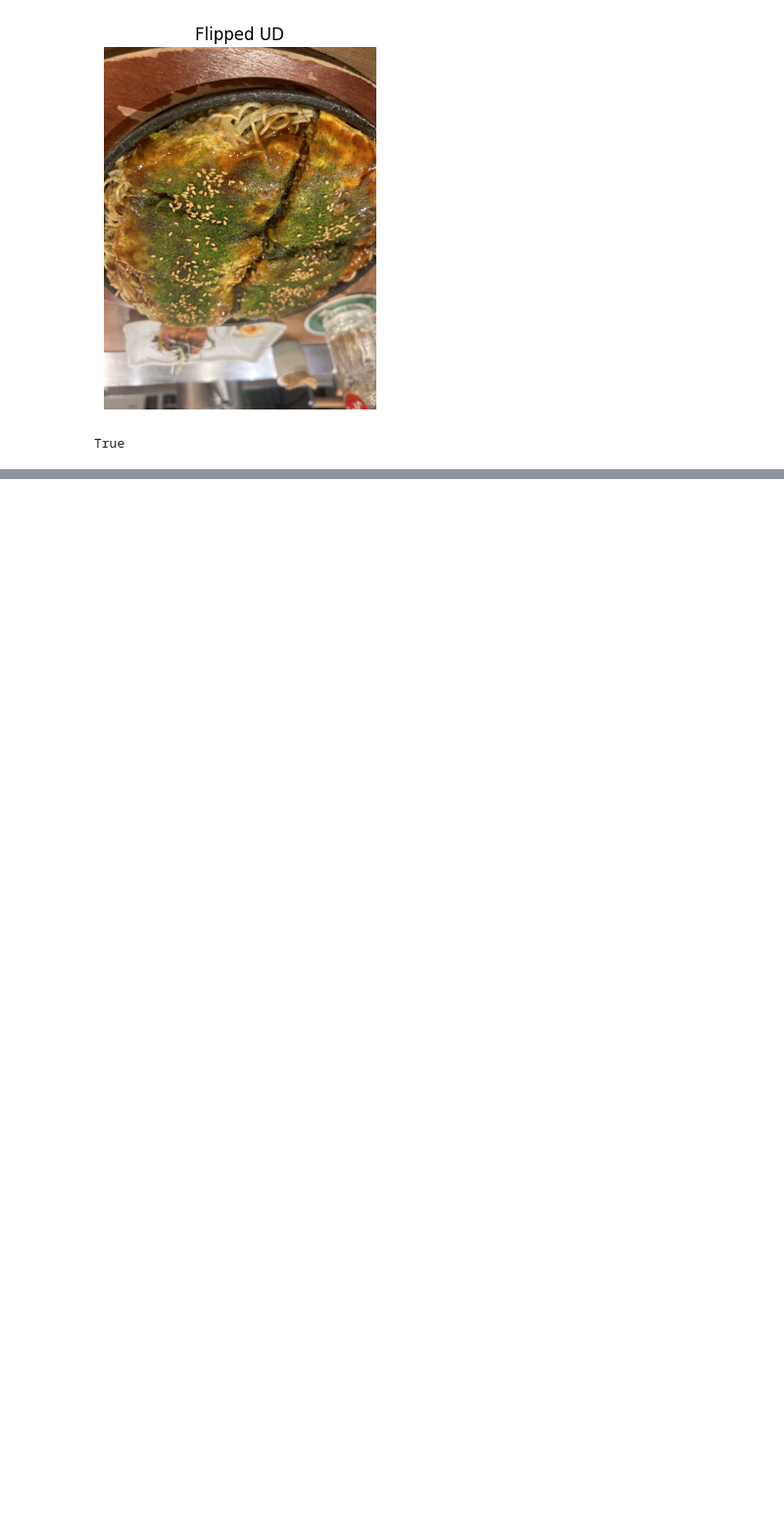
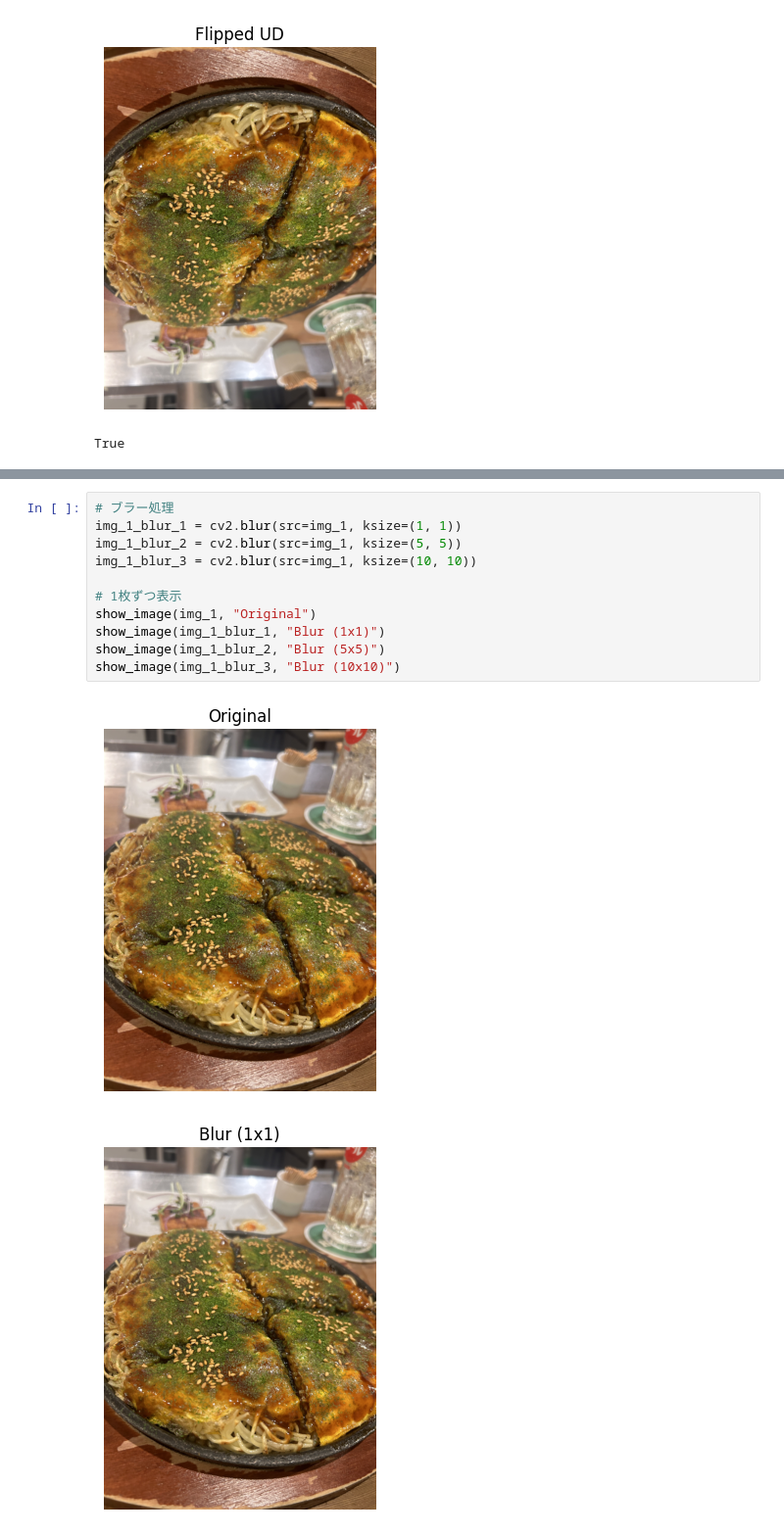
Before and after one commit to maton369/Data_Preprocessing_For_Data_Analyze, a Jupyter notebook: code/11_2_image_prep.ipynb, the cells around one changed output, grey strips where cells are left out. Shown at 98% size. Cells and saved outputs as stored; diff of their text form; blank space fills up the shorter version.

Commit message:
feat: ブラー処理

```diff
--- a/code/11_2_image_prep.ipynb
+++ b/code/11_2_image_prep.ipynb
@@ -133,0 +141,14 @@ True
+# %%
+# ブラー処理
+img_1_blur_1 = cv2.blur(src=img_1, ksize=(1, 1))
+img_1_blur_2 = cv2.blur(src=img_1, ksize=(5, 5))
+img_1_blur_3 = cv2.blur(src=img_1, ksize=(10, 10))
+
+# 1枚ずつ表示
+show_image(img_1, "Original")
+show_image(img_1_blur_1, "Blur (1x1)")
+show_image(img_1_blur_2, "Blur (5x5)")
+show_image(img_1_blur_3, "Blur (10x10)")
+# %% [output]
+[figure, added]
+[figure, added]
```
Also changed, not shown: parts of 2 cells of this notebook.
